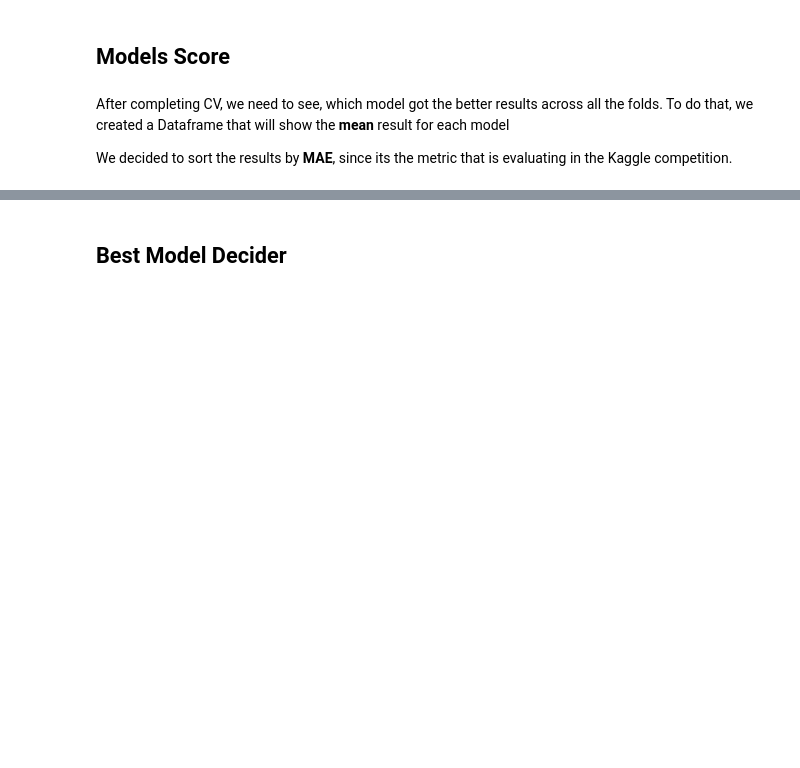
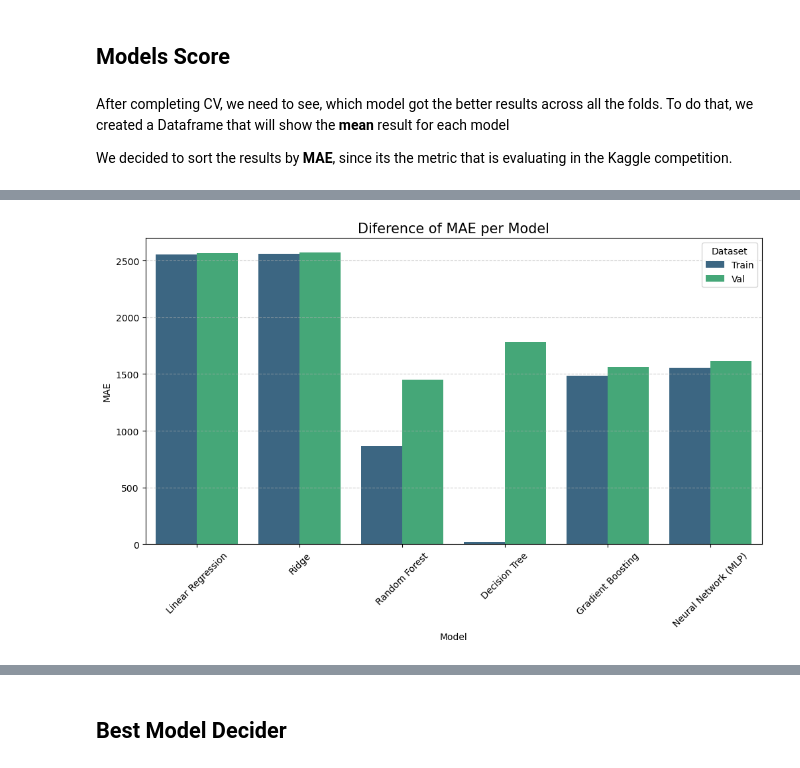
Before and after one commit to Rafaeric71/MachineLearning-Group44, a Jupyter notebook: Group_44_notebooks/Modeling copy.ipynb, the cells around one changed output, grey strips where cells are left out. Cells and saved outputs as stored; diff of their text form; code cells hidden in the pictures; blank space fills up the shorter version.

```diff
--- a/Group_44_notebooks/Modeling copy.ipynb
+++ b/Group_44_notebooks/Modeling copy.ipynb
@@ -454,0 +467,4 @@ Comparison: Train vs Validation Performance
+# %%
+plot_comparison(full_results, metric_name='MAE')
+# %% [output]
+[figure, added]
```
Also changed, not shown: parts of 15 cells of this notebook, 3 other files.
